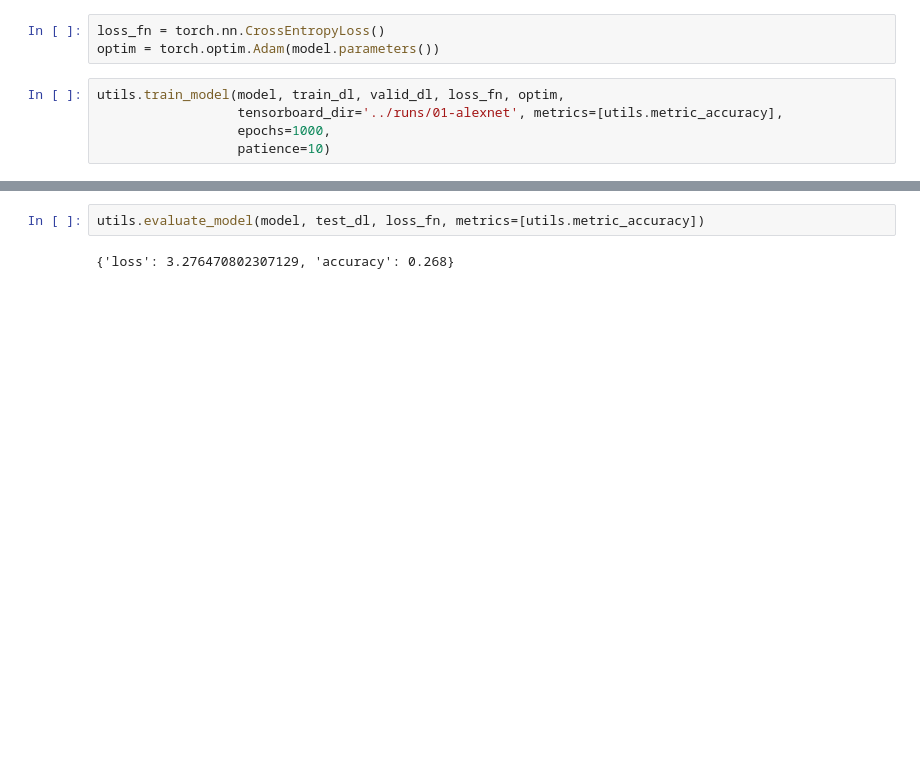
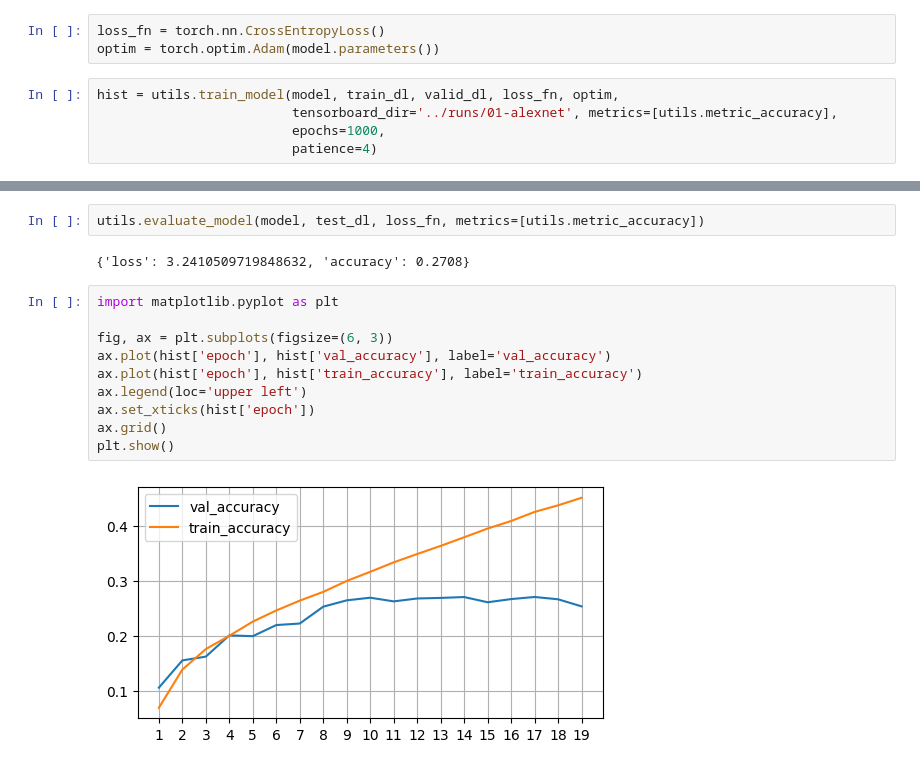
Before and after one commit to vaharoni/cv-sprint, a Jupyter notebook: models/01-alexnet.ipynb, the cells around one changed output, grey strips where cells are left out. Saved outputs shown, nothing was run; the diff lists cells and outputs as text; blank space fills up the shorter version.

Commit message:
train_model now returns history

```diff
--- a/models/01-alexnet.ipynb
+++ b/models/01-alexnet.ipynb
@@ -76,8 +76,8 @@ AlexNet(
 loss_fn = torch.nn.CrossEntropyLoss()
 optim = torch.optim.Adam(model.parameters())
 # %%
-utils.train_model(model, train_dl, valid_dl, loss_fn, optim,
-                  tensorboard_dir='../runs/01-alexnet', metrics=[utils.metric_accuracy],
-                  epochs=1000,
-                  patience=10)
+hist = utils.train_model(model, train_dl, valid_dl, loss_fn, optim,
+                         tensorboard_dir='../runs/01-alexnet', metrics=[utils.metric_accuracy],
+                         epochs=1000,
+                         patience=4)
 # %% [output]
@@ -106,4 +104,16 @@ Saving params from epoch 12. Best loss: 3.3314
 # %%
 utils.evaluate_model(model, test_dl, loss_fn, metrics=[utils.metric_accuracy])
 # %% [output]
-{'loss': 3.276470802307129, 'accuracy': 0.268}
+{'loss': 3.2410509719848632, 'accuracy': 0.2708}
+# %%
+import matplotlib.pyplot as plt
+
+fig, ax = plt.subplots(figsize=(6, 3))
+ax.plot(hist['epoch'], hist['val_accuracy'], label='val_accuracy')
+ax.plot(hist['epoch'], hist['train_accuracy'], label='train_accuracy')
+ax.legend(loc='upper left')
+ax.set_xticks(hist['epoch'])
+ax.grid()
+plt.show()
+# %% [output]
+[figure, added]
```
Also changed, not shown: parts of 1 cell of this notebook, 1 other file.
